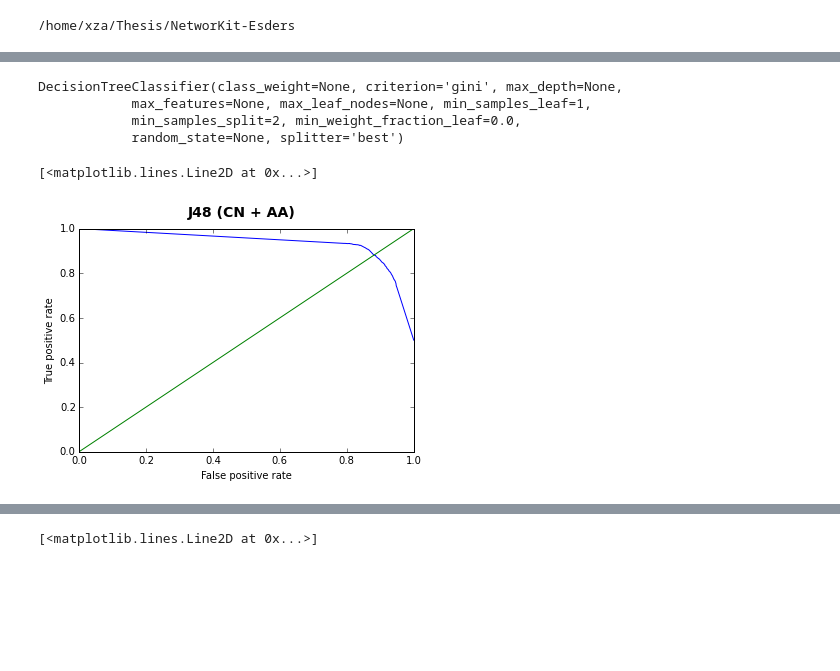
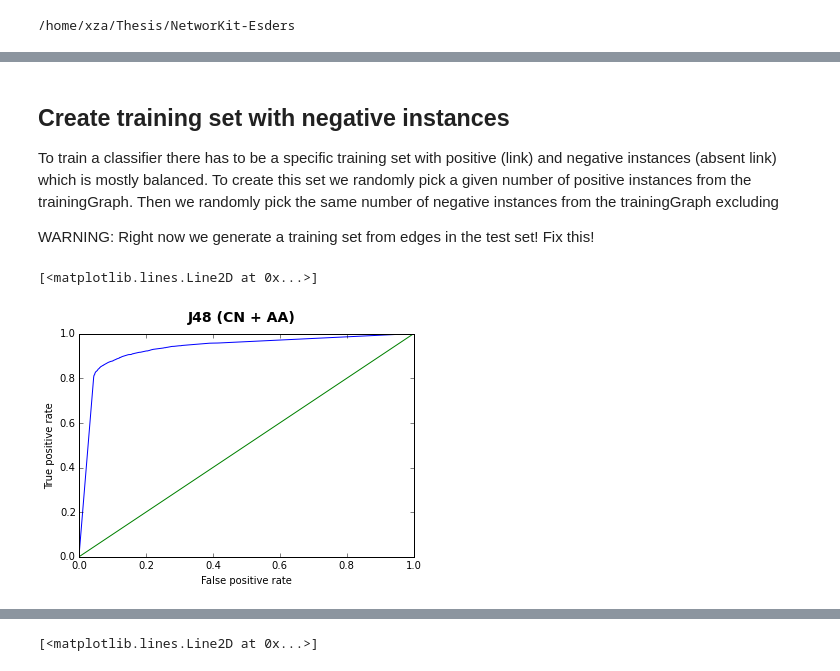
Before and after one commit to kit-parco/networkit-hyperbolic-kd, a Jupyter notebook: Doc/Notebooks/LinkPrediction.ipynb, the cells around one changed output, grey strips where cells are left out. Drawn from its saved outputs; the diff is of its cells as text; code cells hidden in the pictures; blank space fills up the shorter version.

```diff
--- a/Doc/Notebooks/LinkPrediction.ipynb
+++ b/Doc/Notebooks/LinkPrediction.ipynb
@@ -96,9 +50,32 @@ featuresTrain.shape
+# %%
+linkPredictors = (commonNeighborsIndex, jaccardIndex, adamicAdarIndex)
+# %% [markdown]
+## Create training set with negative instances
+
+To train a classifier there has to be a specific training set with positive (link) and negative instances (absent link) which is mostly balanced.
+To create this set we randomly pick a given number of positive instances from the trainingGraph. Then we randomly pick the same number of negative instances from the trainingGraph excluding
+
+
+WARNING: Right now we generate a training set from edges in the test set! Fix this!
+# %%
+randomPos = testGraph.randomEdges(25000)
+randomNeg = []
+ind = 0
+while len(randomNeg) < 25000:
+    if not testGraph.hasEdge(missingLinks[ind][0], missingLinks[ind][1]):
+        randomNeg.append(missingLinks[ind])
+    ind += 1
+merged = randomPos + randomNeg
+random.shuffle(merged)
+merged = np.array(merged)
+
+nodePairsTrain = merged[:40000]
+nodePairsTest = merged[-10000:]
+
+classesTrain = linkprediction.getClasses(nodePairsTrain, testGraph)
+classesTest = linkprediction.getClasses(nodePairsTest, testGraph)
+
+samplesTest = linkprediction.getSamples(nodePairsTest, *linkPredictors)
 # %%
 dtc = tree.DecisionTreeClassifier()
+linkprediction.trainClassifier(nodePairsTrain, testGraph, dtc, *linkPredictors)
-# %%
-dtc.fit(featuresTrain, classesTrain)
-# %% [output]
-DecisionTreeClassifier(class_weight=None, criterion='gini', max_depth=None,
-            max_features=None, max_leaf_nodes=None, min_samples_leaf=1,
-            min_samples_split=2, min_weight_fraction_leaf=0.0,
-            random_state=None, splitter='best')
@@ -109,21 +82,21 @@ DecisionTreeClassifier(class_weight=None, criterion='gini', max_depth=None,
 # %%
-predictionsKNN = dtc.predict_proba(featuresTest)
+predictionsKNN = dtc.predict_proba(samplesTest)
 isEdgePred = [x[1] for x in predictionsKNN]
 #sum = 0
 #for i in range(0, len(predictionsKNN)):
 #    if predictionsKNN[i] == classesTest[i]:
 #        sum +=1
 #sum
-precision, recall, thresholds = metrics.precision_recall_curve(classesTest, isEdgePred)
+fpr, tpr, thresholds = metrics.roc_curve(classesTest, isEdgePred)
 plt.suptitle("J48 (CN + AA)", fontsize=14, fontweight="bold")
 plt.xlabel("False positive rate")
 plt.ylabel("True positive rate")
 plt.axis([0, 1, 0, 1])
-plt.plot(recall, precision)
+plt.plot(fpr, tpr)
 plt.plot([0, 1], [0, 1])
 # %% [output]
 [<matplotlib.lines.Line2D at 0x...>]
-[figure, old version]
+[figure, new version]
 # %%
 metrics.roc_auc_score(classesTest, isEdgePred)
 # %% [output]
```
Also changed, not shown: parts of 28 cells of this notebook, 1 other file.
